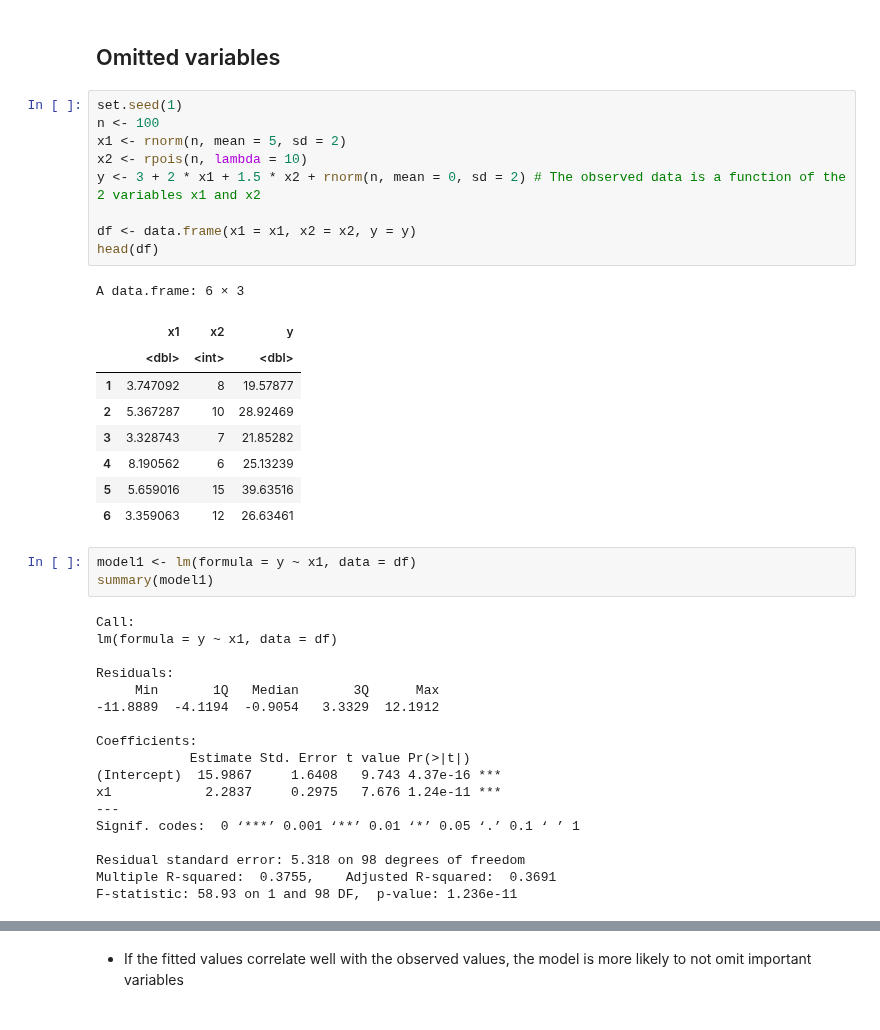
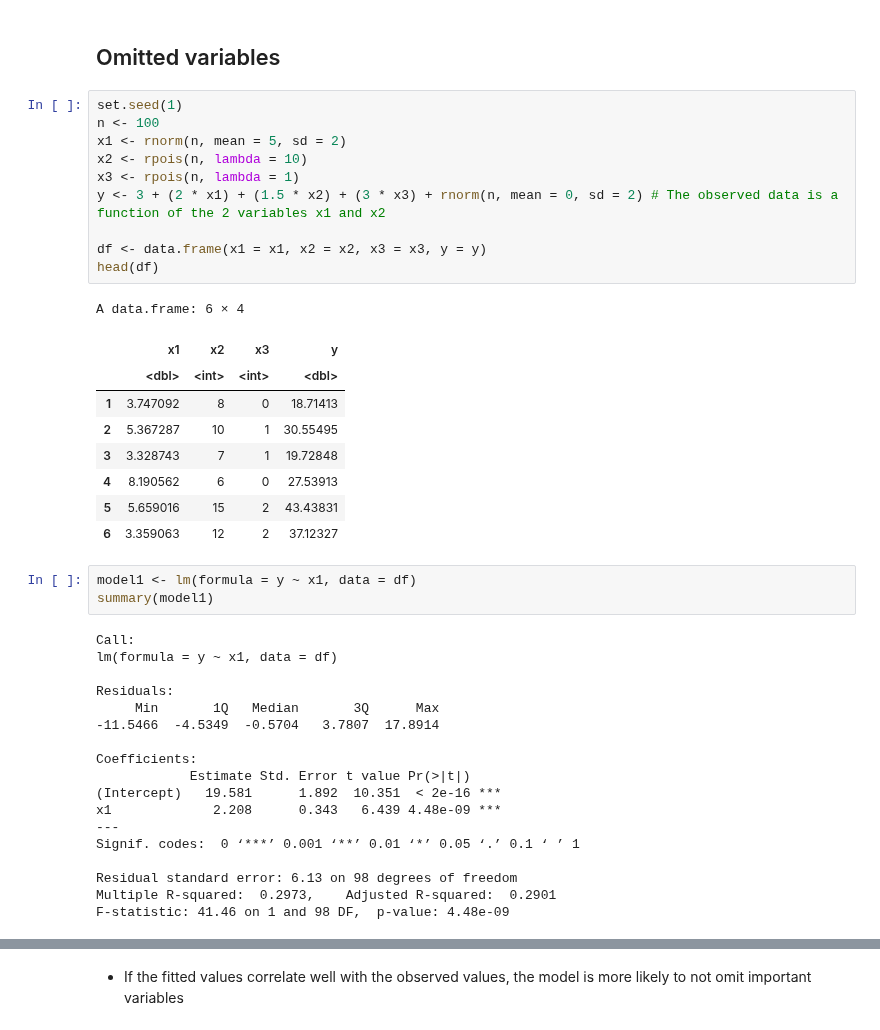
Before and after one commit to AndreMacedo88/Notebooks-Research, a Jupyter notebook: Statistics/Regressions/model_assumptions.ipynb, the cells around one changed output, grey strips where cells are left out. Drawn from its saved outputs; the diff is of its cells as text.

```diff
--- a/Statistics/Regressions/model_assumptions.ipynb
+++ b/Statistics/Regressions/model_assumptions.ipynb
@@ -26,22 +29,23 @@ The following object is masked from ‘package:purrr’:
 # %%
 set.seed(1)
 n <- 100
 x1 <- rnorm(n, mean = 5, sd = 2)
 x2 <- rpois(n, lambda = 10)
-y <- 3 + 2 * x1 + 1.5 * x2 + rnorm(n, mean = 0, sd = 2) # The observed data is a function of the 2 variables x1 and x2
+x3 <- rpois(n, lambda = 1)
+y <- 3 + (2 * x1) + (1.5 * x2) + (3 * x3) + rnorm(n, mean = 0, sd = 2) # The observed data is a function of the 2 variables x1 and x2
 
-df <- data.frame(x1 = x1, x2 = x2, y = y)
+df <- data.frame(x1 = x1, x2 = x2, x3 = x3, y = y)
 head(df)
 # %% [output]
-A data.frame: 6 × 3
+A data.frame: 6 × 4
-|  | x1 | x2 | y |
-|  | <dbl> | <int> | <dbl> |
-| 1 | 3.747092 | 8 | 19.57877 |
-| 2 | 5.367287 | 10 | 28.92469 |
-| 3 | 3.328743 | 7 | 21.85282 |
-| 4 | 8.190562 | 6 | 25.13239 |
-| 5 | 5.659016 | 15 | 39.63516 |
-| 6 | 3.359063 | 12 | 26.63461 |
+|  | x1 | x2 | x3 | y |
+|  | <dbl> | <int> | <int> | <dbl> |
+| 1 | 3.747092 | 8 | 0 | 18.71413 |
+| 2 | 5.367287 | 10 | 1 | 30.55495 |
+| 3 | 3.328743 | 7 | 1 | 19.72848 |
+| 4 | 8.190562 | 6 | 0 | 27.53913 |
+| 5 | 5.659016 | 15 | 2 | 43.43831 |
+| 6 | 3.359063 | 12 | 2 | 37.12327 |
 # %%
 model1 <- lm(formula = y ~ x1, data = df)
 summary(model1)
@@ -51,18 +55,18 @@ lm(formula = y ~ x1, data = df)
 
 Residuals:
      Min       1Q   Median       3Q      Max
--11.8889  -4.1194  -0.9054   3.3329  12.1912
+-11.5466  -4.5349  -0.5704   3.7807  17.8914
 
 Coefficients:
             Estimate Std. Error t value Pr(>|t|)
-(Intercept)  15.9867     1.6408   9.743 4.37e-16 ***
-x1            2.2837     0.2975   7.676 1.24e-11 ***
+(Intercept)   19.581      1.892  10.351  < 2e-16 ***
+x1             2.208      0.343   6.439 4.48e-09 ***
 ---
 Signif. codes:  0 ‘***’ 0.001 ‘**’ 0.01 ‘*’ 0.05 ‘.’ 0.1 ‘ ’ 1
 
-Residual standard error: 5.318 on 98 degrees of freedom
-Multiple R-squared:  0.3755,    Adjusted R-squared:  0.3691
-F-statistic: 58.93 on 1 and 98 DF,  p-value: 1.236e-11
+Residual standard error: 6.13 on 98 degrees of freedom
+Multiple R-squared:  0.2973,    Adjusted R-squared:  0.2901
+F-statistic: 41.46 on 1 and 98 DF,  p-value: 4.48e-09
 # %%
 model2 <- lm(formula = y ~ x1 + x2, data = df)
 summary(model2)
```
Also changed, not shown: parts of 7 cells of this notebook.
